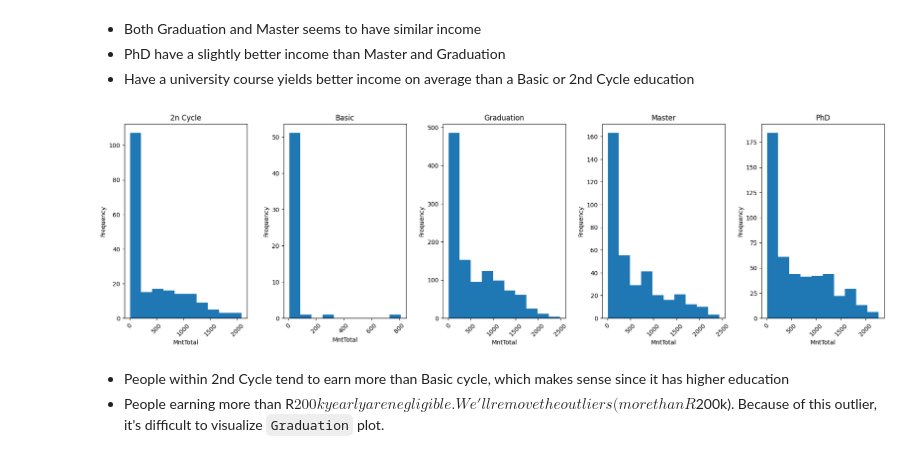
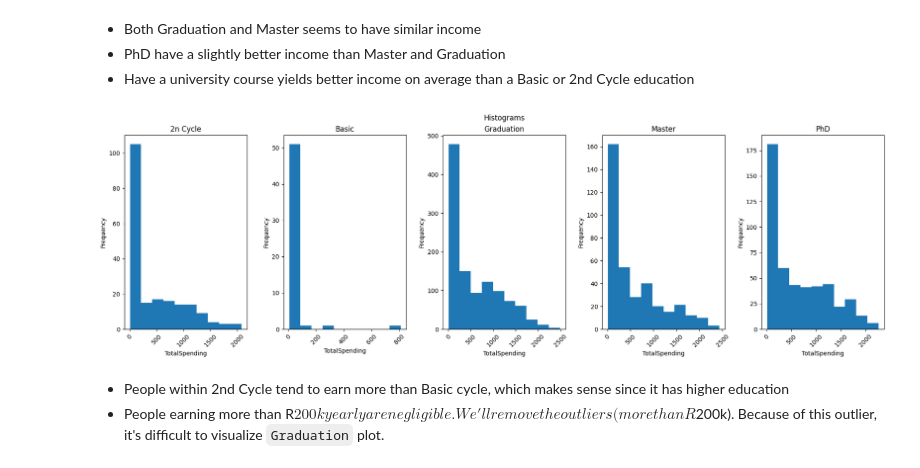
Before and after one commit to joe-stifler/ifood-campaign-analysis, a Jupyter notebook: clustering.ipynb, the cells around one changed output. Cells and saved outputs as stored; diff of their text form; code cells hidden in the pictures.

```diff
--- a/clustering.ipynb
+++ b/clustering.ipynb
@@ -165,5 +196,5 @@ Let's create some variables to help with our analysis
 # %%
 df['MntRegProds'] = (df['MntWines'] + df['MntMeatProducts'] + df['MntFruits'] + df['MntFishProducts'] + df['MntSweetProducts'] - df['MntGoldProds'])
 # %%
-df['MntTotal'] = df[['MntWines', 'MntMeatProducts', 'MntFruits', 'MntFishProducts', 'MntSweetProducts']].sum(axis=1)
+df['TotalSpending'] = df[['MntWines', 'MntMeatProducts', 'MntFruits', 'MntFishProducts', 'MntSweetProducts']].sum(axis=1)
 # %%
@@ -191,7 +222,7 @@ df.drop(columns=["Dt_Customer"], inplace=True)
 # %%
 df["NumTotalPurchases"] = df["NumCatalogPurchases"] + df["NumStorePurchases"] + df["NumWebPurchases"]
 # %%
-df["NumAcceptedCmp"] = df["AcceptedCmp1"] + df["AcceptedCmp2"] + df["AcceptedCmp3"] + df["AcceptedCmp4"] + df["AcceptedCmp5"] + df['Response']
+df["NumAcceptedCmp"] = df["AcceptedCmp1"] + df["AcceptedCmp2"] + df["AcceptedCmp3"] + df["AcceptedCmp4"] + df["AcceptedCmp5"]
 # %%
 df["CustomerAge"] = current_year - df["Year_Birth"]
 
@@ -295,5 +323,7 @@ plt.show()
 # %% [markdown]
 - There is some clear outliers in columns `Income`, `Year_Birth`. We'll drop those below.
+# %%
+df = df[df["Income"] <= 200000] # drop outliers
 # %%
 assert len(df['ID'].value_counts()) == len(df)
 # %%
@@ -320,6 +352,12 @@ Name: Marital_Status, dtype: int64
 # %% [markdown]
 - We'll change `Married` to `Together`, `Alone` to `Single`, and we'll drop `Absurd` and `YOLO`.
 # %%
-df.hist(column="Income", by="Education", figsize=(22, 6), layout=(1, 5))
+axs = df.hist(column="Income", by="Education", xrot=0, figsize=(22, 6), layout=(1, 5))
+
+for ax in axs:
+    ax.set_xlabel('Income')
+    ax.set_ylabel('Frequency')
+
+plt.suptitle('Histograms')
 plt.show()
 # %% [output]
@@ -339,14 +367,15 @@ plt.show()
 - PhD have a slightly better income than Master and Graduation
 - Have a university course yields better income on average than a Basic or 2nd Cycle education
 # %%
-axs = df.hist(column="MntTotal", by="Education", xrot=45, figsize=(22, 6), layout=(1, 5))
+axs = df.hist(column="TotalSpending", by="Education", xrot=45, figsize=(22, 6), layout=(1, 5))
 
 for ax in axs:
-    ax.set_xlabel('MntTotal')
+    ax.set_xlabel('TotalSpending')
     ax.set_ylabel('Frequency')
+plt.suptitle('Histograms')
 plt.show()
 # %% [output]
-[figure, old version]
+[figure, new version]
 # %% [markdown]
 - People within 2nd Cycle tend to earn more than Basic cycle, which makes sense since it has higher education
 - People earning more than R$200k yearly are negligible. We'll remove the outliers (more than R$200k). Because of this outlier, it's difficult to visualize `Graduation` plot.
```
Also changed, not shown: parts of 58 cells of this notebook.
